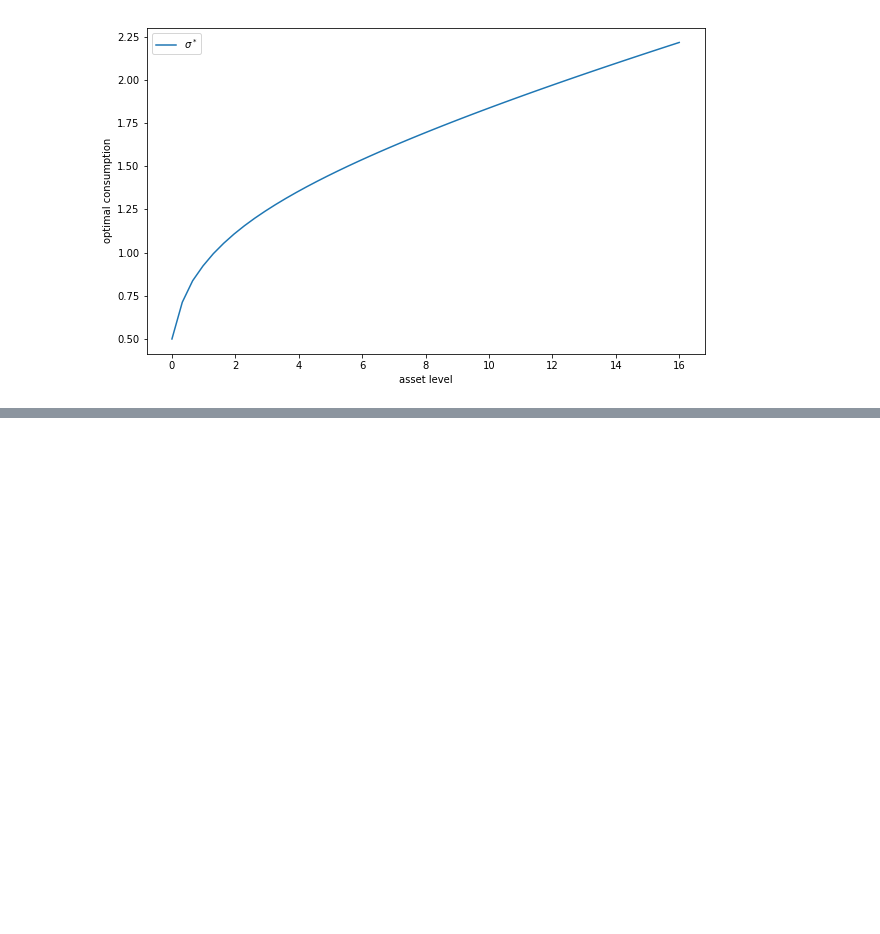
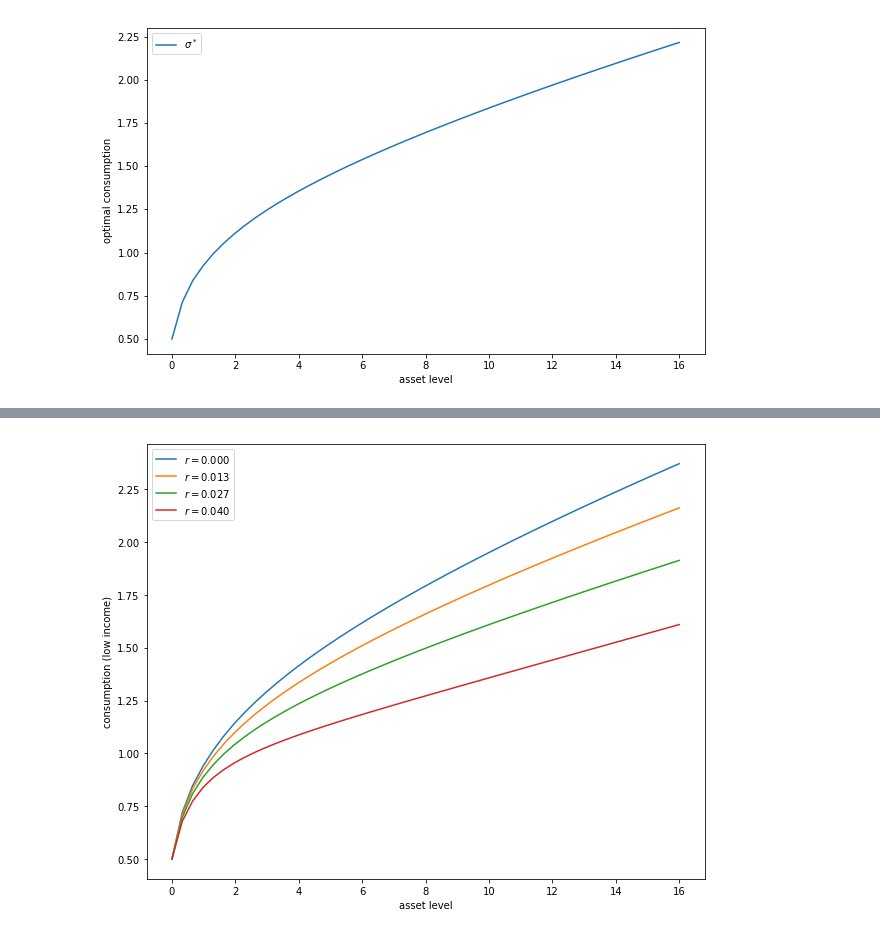
Before and after one commit to PanPip/QuantEcon_Tasks, a Jupyter notebook: Dynamic_programming.ipynb, the cells around one changed output, grey strips where cells are left out. Cells and saved outputs as stored; diff of their text form; code cells hidden in the pictures; blank space fills up the shorter version.

Commit message:
Finished lesson on The Income Fluctuation Problem

```diff
--- a/Dynamic_programming.ipynb
+++ b/Dynamic_programming.ipynb
@@ -2653,0 +2658,14 @@ Converged in 41 iterations.
+# %%
+r_vals = np.linspace(0, 0.04, 4)
+
+fig, ax = plt.subplots(figsize=(10, 8))
+for r_val in r_vals:
+    cp = ConsumerProblem(r=r_val)
+    σ_star = solve_model(cp, verbose=False)
+    ax.plot(cp.asset_grid, σ_star[:, 0], label=f'$r = {r_val:.3f}$')
+
+ax.set(xlabel='asset level', ylabel='consumption (low income)')
+ax.legend()
+plt.show()
+# %% [output]
+[figure, added]
```
Also changed, not shown: parts of 5 cells of this notebook, 3 other files.
